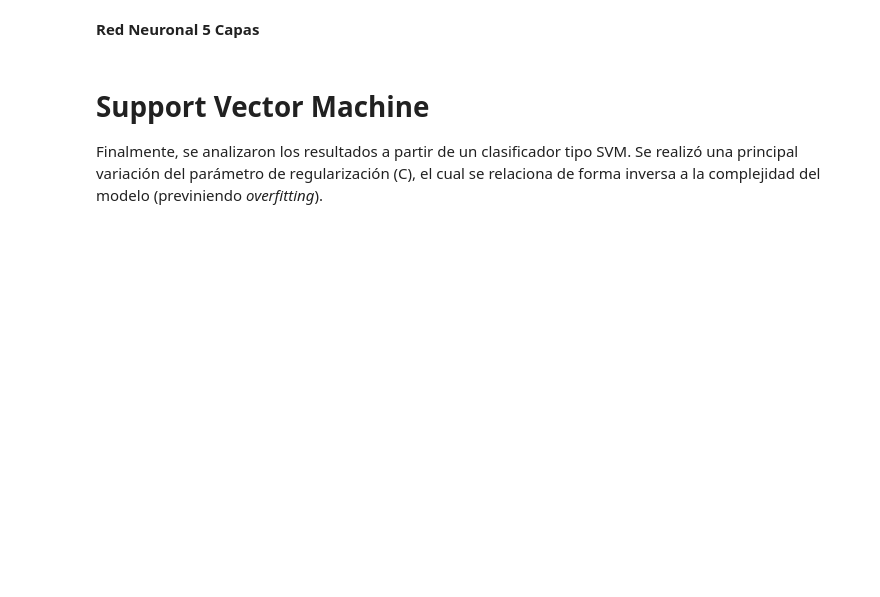
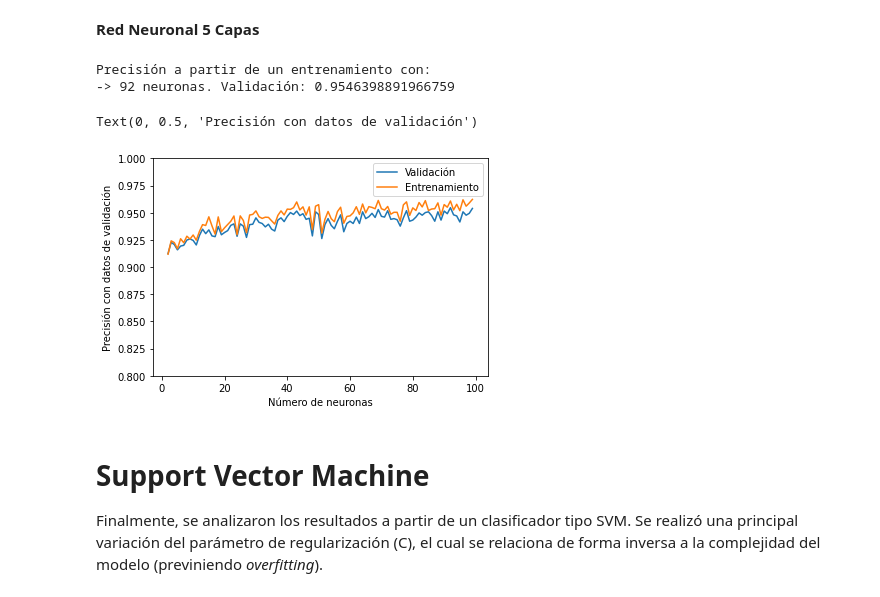
Before and after one commit to alejandroariaszuluaga/sinfonia, a Jupyter notebook: reto3_SinfonIA.ipynb, the cells around one changed output. Drawn from its saved outputs; the diff is of its cells as text; code cells hidden in the pictures; blank space fills up the shorter version.

```diff
--- a/reto3_SinfonIA.ipynb
+++ b/reto3_SinfonIA.ipynb
@@ -177,32 +192,37 @@ plt.ylabel('Precisión con datos de validación')
 **Red Neuronal 5 Capas**
 # %%
 Nmin = 2
-Nmax = 200
+Nmax = 100
 capas = 5
 n_max_ac = 0
 max_ac = 0
 vector_val_ac = []
 vector_train_ac = []
-for n in range(Nmin,Nmax):
-  val_ac = red_neuronal(xTrain, yTrain, xVal, yVal, n, capas)
+for n in tqdm(range(Nmin,Nmax)):
+  val_ac, train_ac = red_neuronal(xTrain, yTrain, xVal, yVal, n, capas)
 
-  #vector_train_ac.append(train_ac)
+  vector_train_ac.append(train_ac)
   vector_val_ac.append(val_ac)
   if val_ac>max_ac:
     max_ac = val_ac
     n_max_ac = n
 
 print("Precisión a partir de un entrenamiento con:")
 print("->",n_max_ac,"neuronas. Validación:", max_ac)
 
 fig, ax = plt.subplots()
 ax.plot(range(Nmin,Nmax), vector_val_ac, label='Validación')
 ax.plot(range(Nmin,Nmax), vector_train_ac, label='Entrenamiento')
 leg = ax.legend();
 
-plt.ylim(0,1)
+plt.ylim(0.8,1)
 plt.xlabel('Número de neuronas')
 plt.ylabel('Precisión con datos de validación')
+# %% [output]
+Precisión a partir de un entrenamiento con:
+-> 92 neuronas. Validación: 0.9546398891966759
+Text(0, 0.5, 'Precisión con datos de validación')
+[figure, added]
 # %% [markdown]
 # Support Vector Machine
 
```
Also changed, not shown: parts of 8 cells of this notebook.
